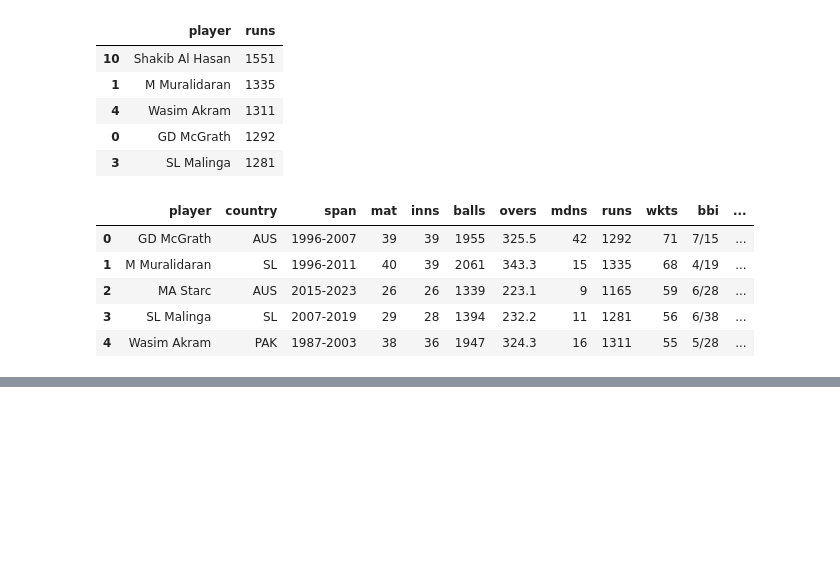
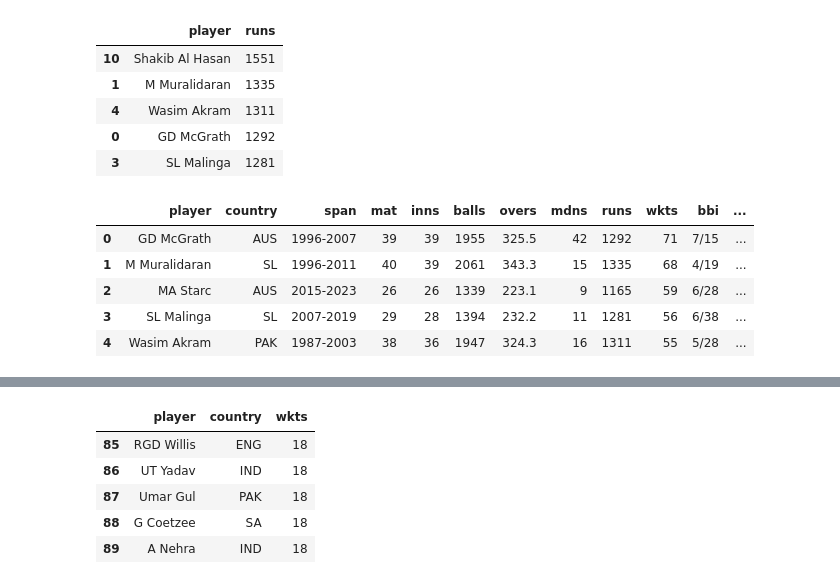
Before and after one commit to jeniljani-4444/End-To-End-World-Cup-Analysis-Web-App, a Jupyter notebook: World Cup Data.ipynb, the cells around one changed output, grey strips where cells are left out. Saved outputs shown, nothing was run; the diff lists cells and outputs as text; code cells hidden in the pictures; blank space fills up the shorter version.

```diff
--- a/World Cup Data.ipynb
+++ b/World Cup Data.ipynb
@@ -339,0 +376,2 @@ bowl = pd.read_csv('dataset/bowling_records.csv')
+# %%
+bowl['year_diff'] = bowl['year_two'] - bowl['year_one']
@@ -339,0 +387,9 @@ bowl = pd.read_csv('dataset/bowling_records.csv')
+# %%
+bowl.nsmallest(n=5,columns='wkts')[['player','country','wkts']]
+# %% [output]
+|  | player | country | wkts |
+| 85 | RGD Willis | ENG | 18 |
+| 86 | UT Yadav | IND | 18 |
+| 87 | Umar Gul | PAK | 18 |
+| 88 | G Coetzee | SA | 18 |
+| 89 | A Nehra | IND | 18 |
```
Also changed, not shown: parts of 19 cells of this notebook, 4 other files.
